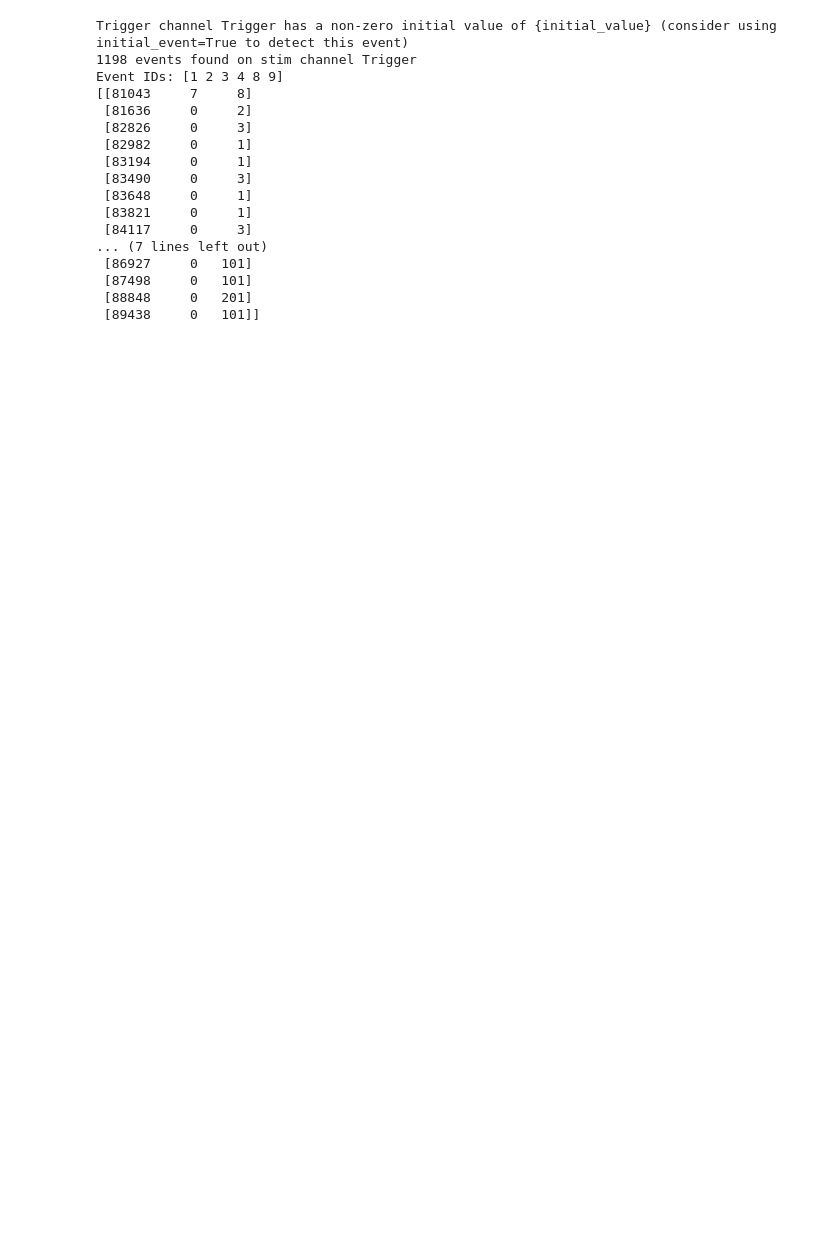
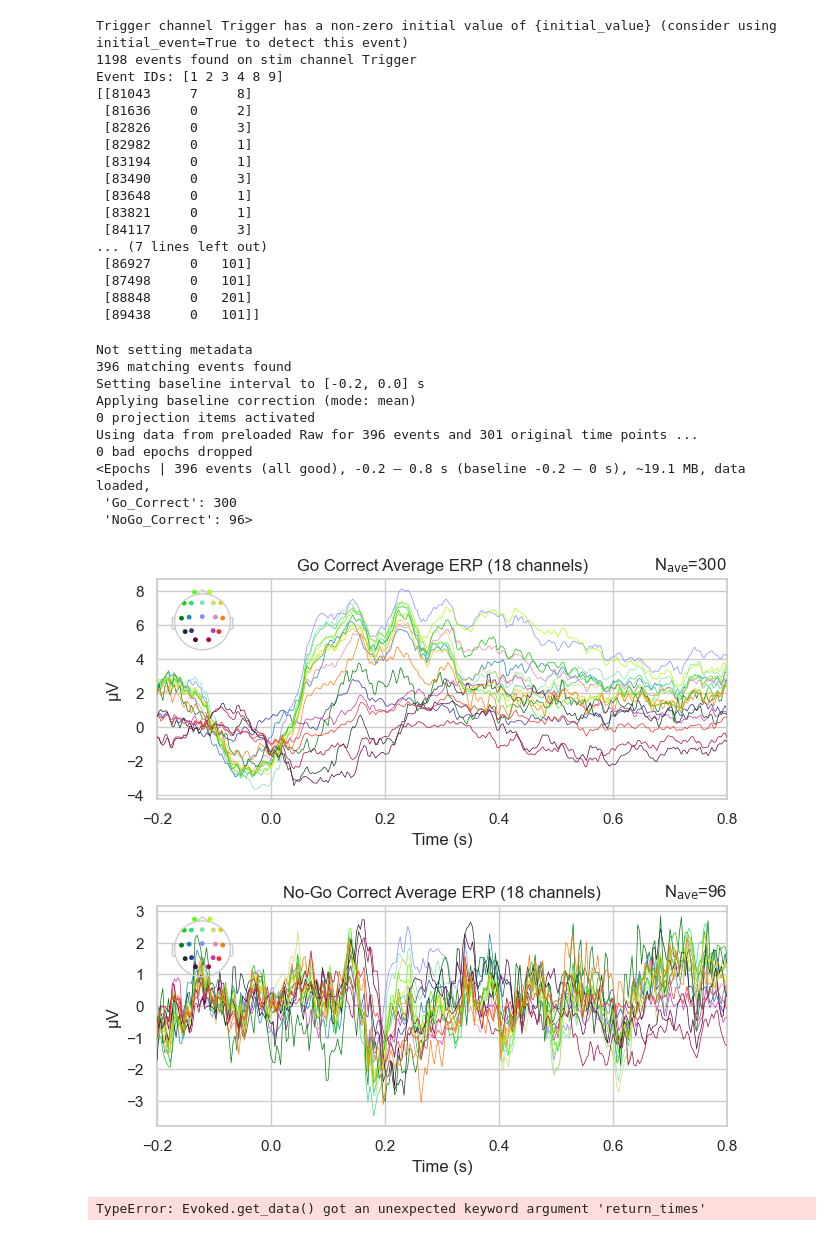
Before and after one commit to hyruuk/neurotheque_pilots, a Jupyter notebook: analysis_gonogo.ipynb, the cells around one changed output. Saved outputs shown, nothing was run; the diff lists cells and outputs as text; code cells hidden in the pictures; blank space fills up the shorter version.

Commit message:
Implement data preprocessing steps for improved analysis accuracy

```diff
--- a/analysis_gonogo.ipynb
+++ b/analysis_gonogo.ipynb
@@ -215,0 +91,37 @@ logging.info(f"Number of Mental Imagery epochs: {len(epochs_mentalimagery)}")
+# %%
+# Define combined event IDs for epoching
+combined_event_id = {
+    'Go_Correct': 101,
+    'NoGo_Correct': 201
+}
+
+# Define epoch parameters
+tmin = -0.2
+tmax = 0.8
+baseline = (None, 0)
+
+# Create epochs for correct responses only
+epochs_correct = mne.Epochs(raw, new_events, event_id=combined_event_id, tmin=tmin, tmax=tmax,
+                            baseline=baseline, preload=True, verbose=True)
+print(epochs_correct)
+
+# Plot average ERPs
+evoked_go_correct = epochs_correct['Go_Correct'].average()
+evoked_go_correct.plot(titles='Go Correct Average ERP', spatial_colors=True)
+
+evoked_nogo_correct = epochs_correct['NoGo_Correct'].average()
+evoked_nogo_correct.plot(titles='No-Go Correct Average ERP', spatial_colors=True)
+# %% [output]
+Not setting metadata
+396 matching events found
+Setting baseline interval to [-0.2, 0.0] s
+Applying baseline correction (mode: mean)
+0 projection items activated
+Using data from preloaded Raw for 396 events and 301 original time points ...
+0 bad epochs dropped
+<Epochs | 396 events (all good), -0.2 – 0.8 s (baseline -0.2 – 0 s), ~19.1 MB, data loaded,
+ 'Go_Correct': 300
+ 'NoGo_Correct': 96>
+[figure, added]
+[figure, added]
+TypeError: Evoked.get_data() got an unexpected keyword argument 'return_times'
```
Also changed, not shown: parts of 9 cells of this notebook.
